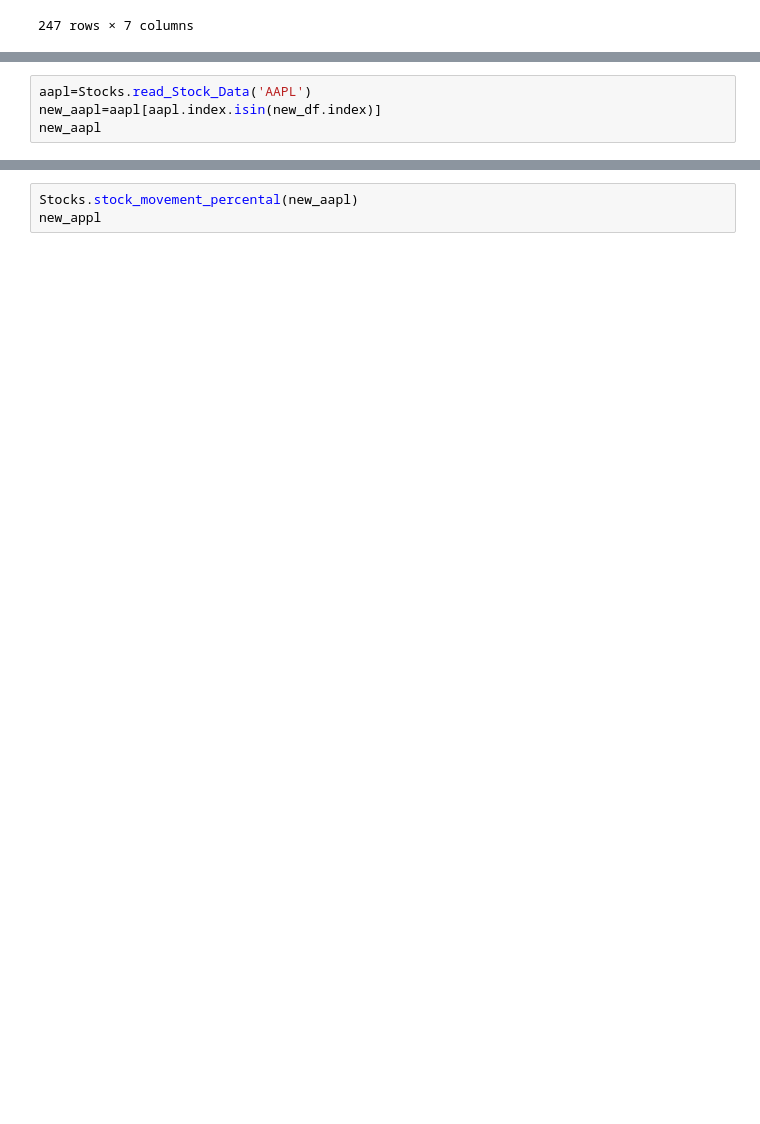
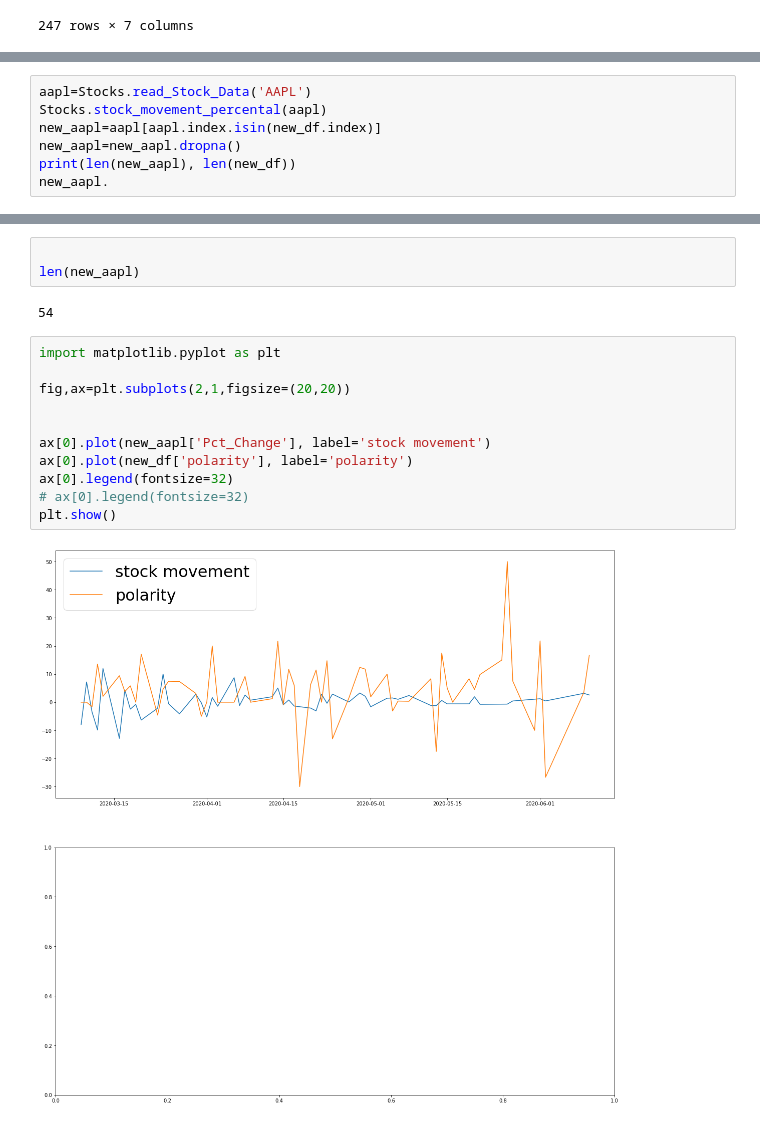
Before and after one commit to Basi7-prog/week1, a Jupyter notebook: Notebook/Correlation.ipynb, the cells around one changed output, grey strips where cells are left out. Cells and saved outputs as stored; diff of their text form; blank space fills up the shorter version.

```diff
--- a/Notebook/Correlation.ipynb
+++ b/Notebook/Correlation.ipynb
@@ -107,5 +132,8 @@ new_df
 # %%
 aapl=Stocks.read_Stock_Data('AAPL')
+Stocks.stock_movement_percental(aapl)
 new_aapl=aapl[aapl.index.isin(new_df.index)]
-new_aapl
+new_aapl=new_aapl.dropna()
+print(len(new_aapl), len(new_df))
+new_aapl.
 # %% [output]
@@ -130,3 +141,18 @@ new_aapl
-# %%
-Stocks.stock_movement_percental(new_aapl)
-new_appl
+# %%
+
+len(new_aapl)
+# %% [output]
+54
+# %%
+import matplotlib.pyplot as plt
+
+fig,ax=plt.subplots(2,1,figsize=(20,20))
+
+
+ax[0].plot(new_aapl['Pct_Change'], label='stock movement')
+ax[0].plot(new_df['polarity'], label='polarity')
+ax[0].legend(fontsize=32)
+# ax[0].legend(fontsize=32)
+plt.show()
+# %% [output]
+[figure, added]
```
Also changed, not shown: parts of 10 cells of this notebook.
